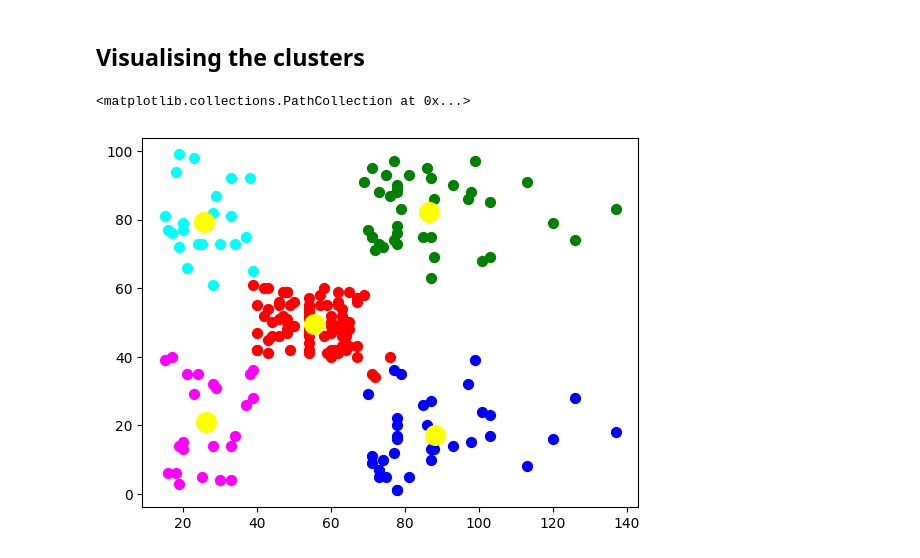
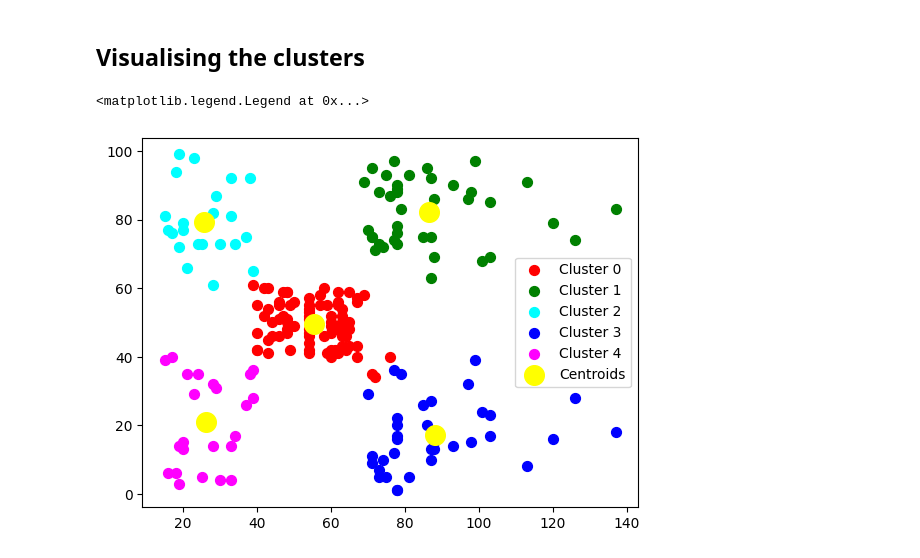
Before and after one commit to Amaan9136/machine_learning, a Jupyter notebook: algorithms/3 clustering-alg/1 k-means clustering.ipynb, the cells around one changed output. Cells and saved outputs as stored; diff of their text form; code cells hidden in the pictures.

```diff
--- a/algorithms/3 clustering-alg/1 k-means clustering.ipynb
+++ b/algorithms/3 clustering-alg/1 k-means clustering.ipynb
@@ -68,13 +79,15 @@ y_pred = model.fit_predict(X)
 # %%
 # plot 5 clusters (0 to 4)
 plt.scatter(X[y_pred == 0, 0], X[y_pred == 0, 1],s=50, c='red', label='Cluster 0')
 plt.scatter(X[y_pred == 1, 0], X[y_pred == 1, 1],s=50, c='green', label='Cluster 1')
 plt.scatter(X[y_pred == 2, 0], X[y_pred == 2, 1],s=50, c='cyan', label='Cluster 2')
 plt.scatter(X[y_pred == 3, 0], X[y_pred == 3, 1],s=50, c='blue', label='Cluster 3')
 plt.scatter(X[y_pred == 4, 0], X[y_pred == 4, 1],s=50, c='magenta', label='Cluster 4')
 
 # plot the cluster-centroids
 plt.scatter(model.cluster_centers_[:, 0], model.cluster_centers_[:, 1], s = 200, c = 'yellow', label = 'Centroids')
+
+plt.legend()
 # %% [output]
-<matplotlib.collections.PathCollection at 0x...>
+<matplotlib.legend.Legend at 0x...>
-[figure, old version]
+[figure, new version]
```
Also changed, not shown: parts of 2 cells of this notebook.
